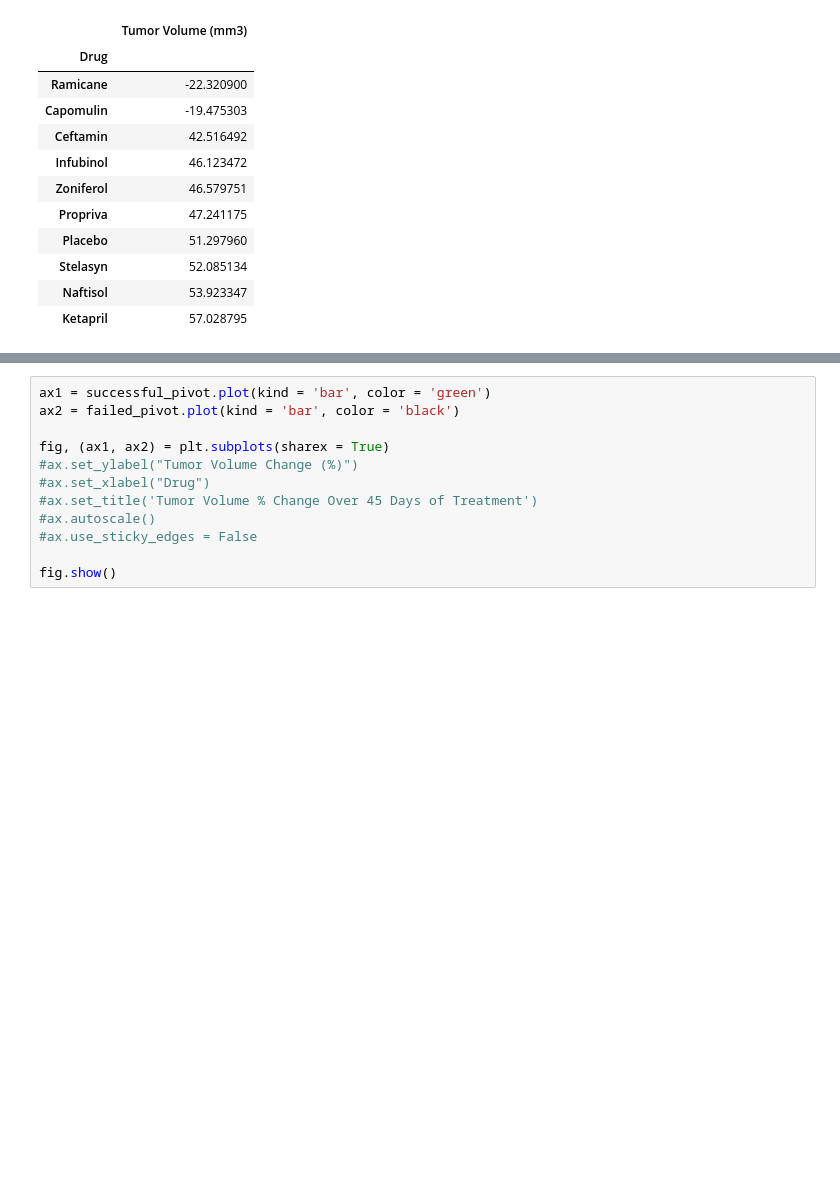
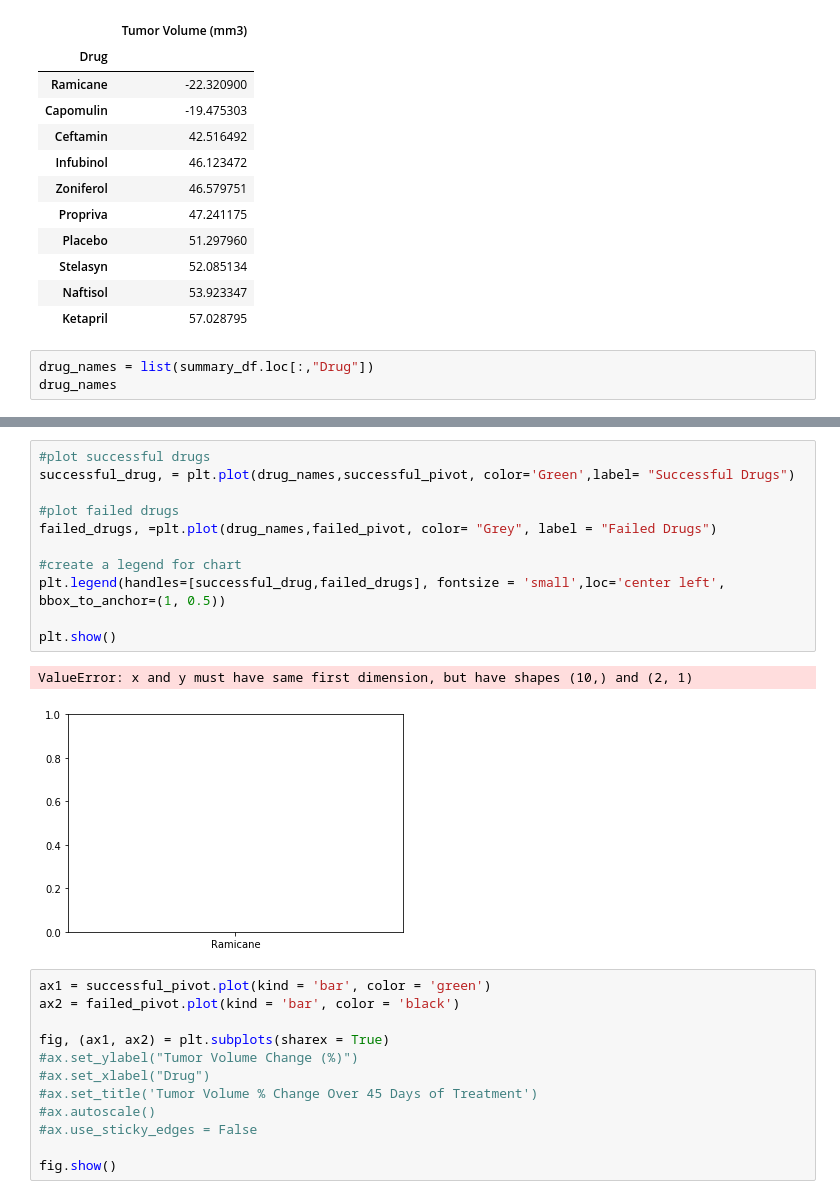
Before and after one commit to JosefinaAureaAmaro/02_Python_Matplotlib, a Jupyter notebook: Pymaceuticals_pymaceuticals_starter.ipynb, the cells around one changed output, grey strips where cells are left out. Cells and saved outputs as stored; diff of their text form; blank space fills up the shorter version.

```diff
--- a/Pymaceuticals_pymaceuticals_starter.ipynb
+++ b/Pymaceuticals_pymaceuticals_starter.ipynb
@@ -331,3 +331,6 @@ summary_df_pivot_sorted
 | Stelasyn | 52.085134 |
 | Naftisol | 53.923347 |
 | Ketapril | 57.028795 |
+# %%
+drug_names = list(summary_df.loc[:,"Drug"])
+drug_names
@@ -348,3 +351,17 @@ failed_pivot =  summary_df_pivot_sorted[summary_df_pivot_sorted['Tumor Volume (m
+# %%
+#plot successful drugs
+successful_drug, = plt.plot(drug_names,successful_pivot, color='Green',label= "Successful Drugs")
+
+#plot failed drugs
+failed_drugs, =plt.plot(drug_names,failed_pivot, color= "Grey", label = "Failed Drugs")
+
+#create a legend for chart
+plt.legend(handles=[successful_drug,failed_drugs], fontsize = 'small',loc='center left', bbox_to_anchor=(1, 0.5))
+
+plt.show()
+# %% [output]
+ValueError: x and y must have same first dimension, but have shapes (10,) and (2, 1)
+[figure, added]
 # %%
 ax1 = successful_pivot.plot(kind = 'bar', color = 'green')
 ax2 = failed_pivot.plot(kind = 'bar', color = 'black')
```
Also changed, not shown: parts of 2 cells of this notebook.
